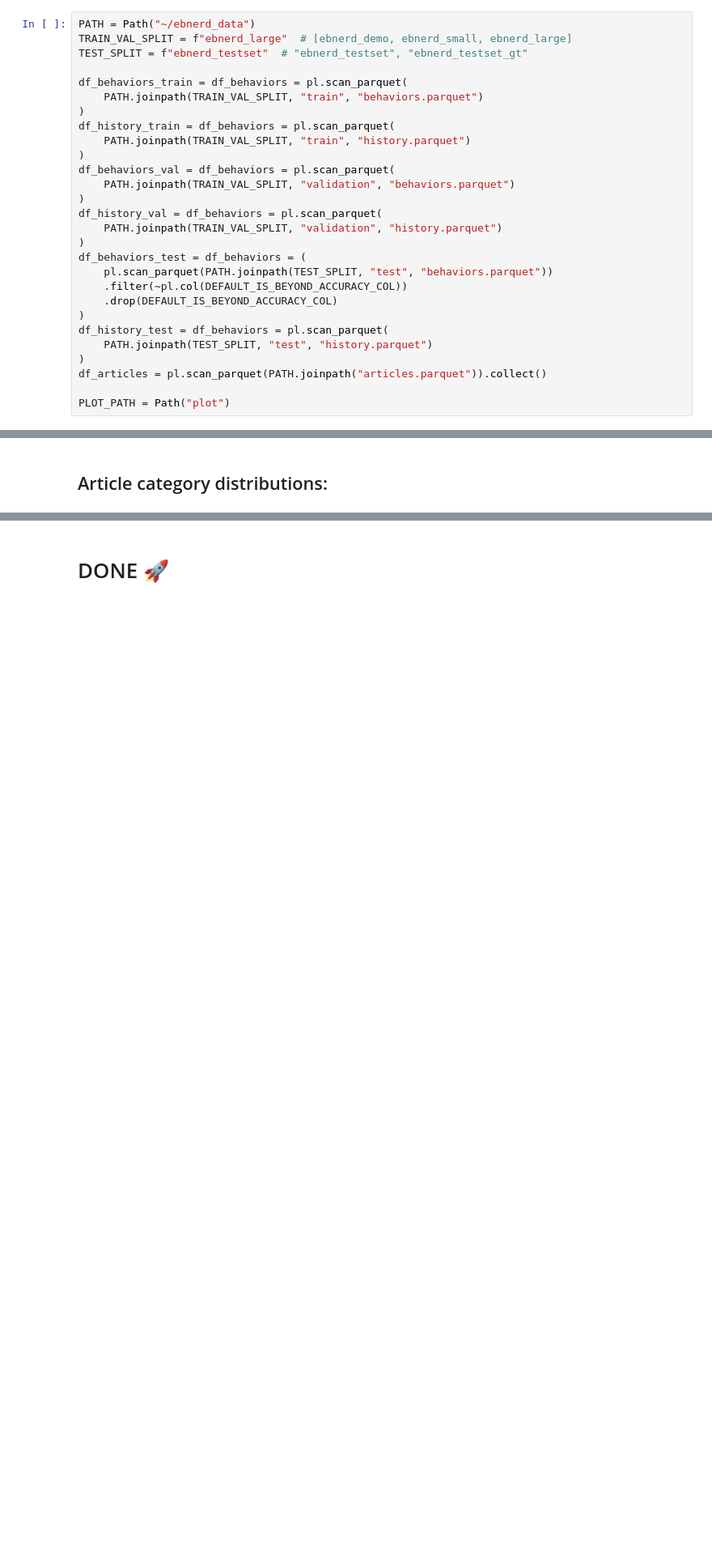
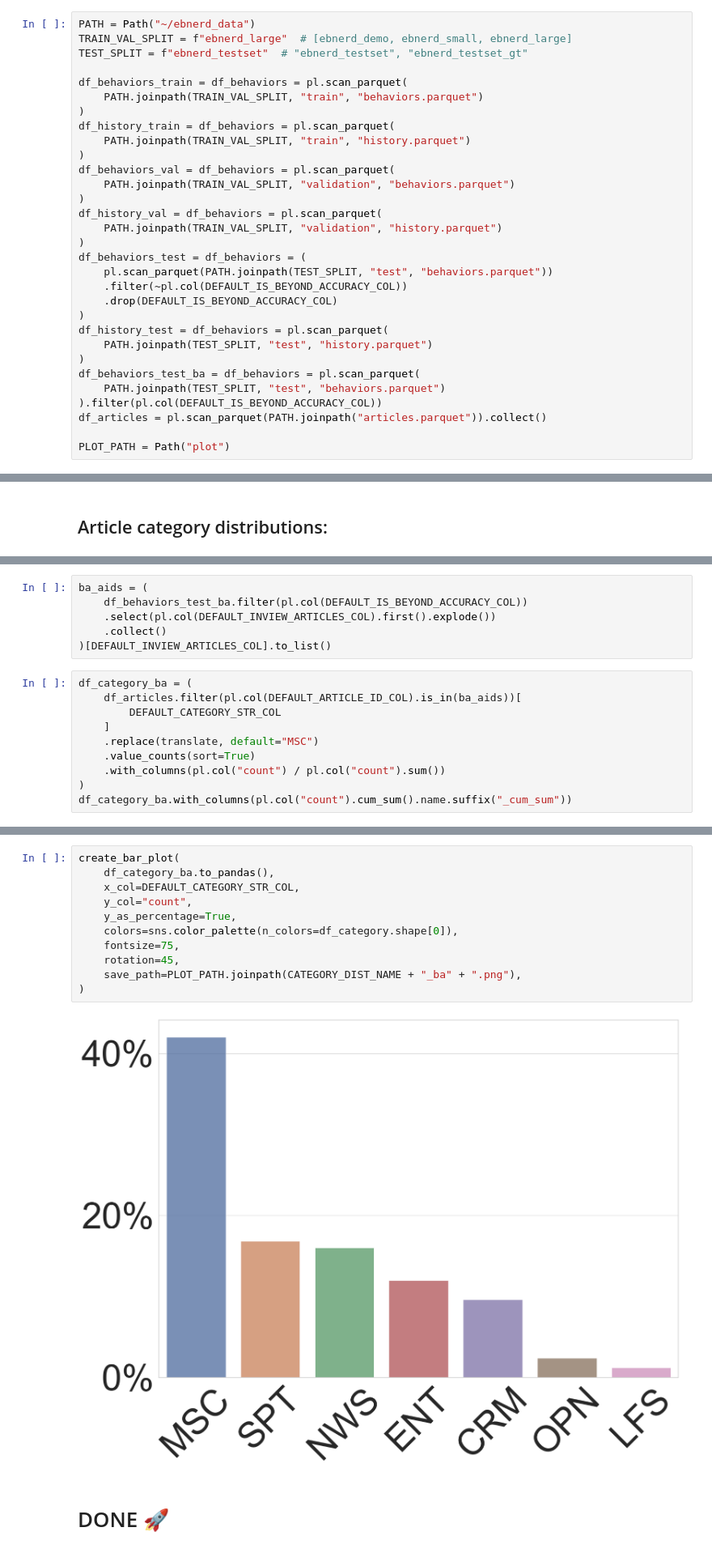
Before and after one commit to ebanalyse/ebnerd-benchmark, a Jupyter notebook: examples/01_datasets/ebnerd_descriptive_analysis.ipynb, the cells around one changed output, grey strips where cells are left out. Shown: that part at 81% size. Cells and saved outputs as stored; diff of their text form; blank space fills up the shorter version.

Commit message:
add candidate list distribution

```diff
--- a/examples/01_datasets/ebnerd_descriptive_analysis.ipynb
+++ b/examples/01_datasets/ebnerd_descriptive_analysis.ipynb
@@ -228,6 +228,9 @@ df_behaviors_test = df_behaviors = (
 df_history_test = df_behaviors = pl.scan_parquet(
     PATH.joinpath(TEST_SPLIT, "test", "history.parquet")
 )
+df_behaviors_test_ba = df_behaviors = pl.scan_parquet(
+    PATH.joinpath(TEST_SPLIT, "test", "behaviors.parquet")
+).filter(pl.col(DEFAULT_IS_BEYOND_ACCURACY_COL))
 df_articles = pl.scan_parquet(PATH.joinpath("articles.parquet")).collect()
 
 PLOT_PATH = Path("plot")
@@ -702,0 +708,16 @@ create_bar_plot(
+# %%
+ba_aids = (
+    df_behaviors_test_ba.filter(pl.col(DEFAULT_IS_BEYOND_ACCURACY_COL))
+    .select(pl.col(DEFAULT_INVIEW_ARTICLES_COL).first().explode())
+    .collect()
+)[DEFAULT_INVIEW_ARTICLES_COL].to_list()
+# %%
+df_category_ba = (
+    df_articles.filter(pl.col(DEFAULT_ARTICLE_ID_COL).is_in(ba_aids))[
+        DEFAULT_CATEGORY_STR_COL
+    ]
+    .replace(translate, default="MSC")
+    .value_counts(sort=True)
+    .with_columns(pl.col("count") / pl.col("count").sum())
+)
+df_category_ba.with_columns(pl.col("count").cum_sum().name.suffix("_cum_sum"))
@@ -703,2 +735,15 @@ create_bar_plot(
+# %%
+create_bar_plot(
+    df_category_ba.to_pandas(),
+    x_col=DEFAULT_CATEGORY_STR_COL,
+    y_col="count",
+    y_as_percentage=True,
+    colors=sns.color_palette(n_colors=df_category.shape[0]),
+    fontsize=75,
+    rotation=45,
+    save_path=PLOT_PATH.joinpath(CATEGORY_DIST_NAME + "_ba" + ".png"),
+)
+# %% [output]
+[figure, added]
 # %% [markdown]
 # DONE 🚀
```
Also changed, not shown: parts of 2 cells of this notebook, 1 other file.
